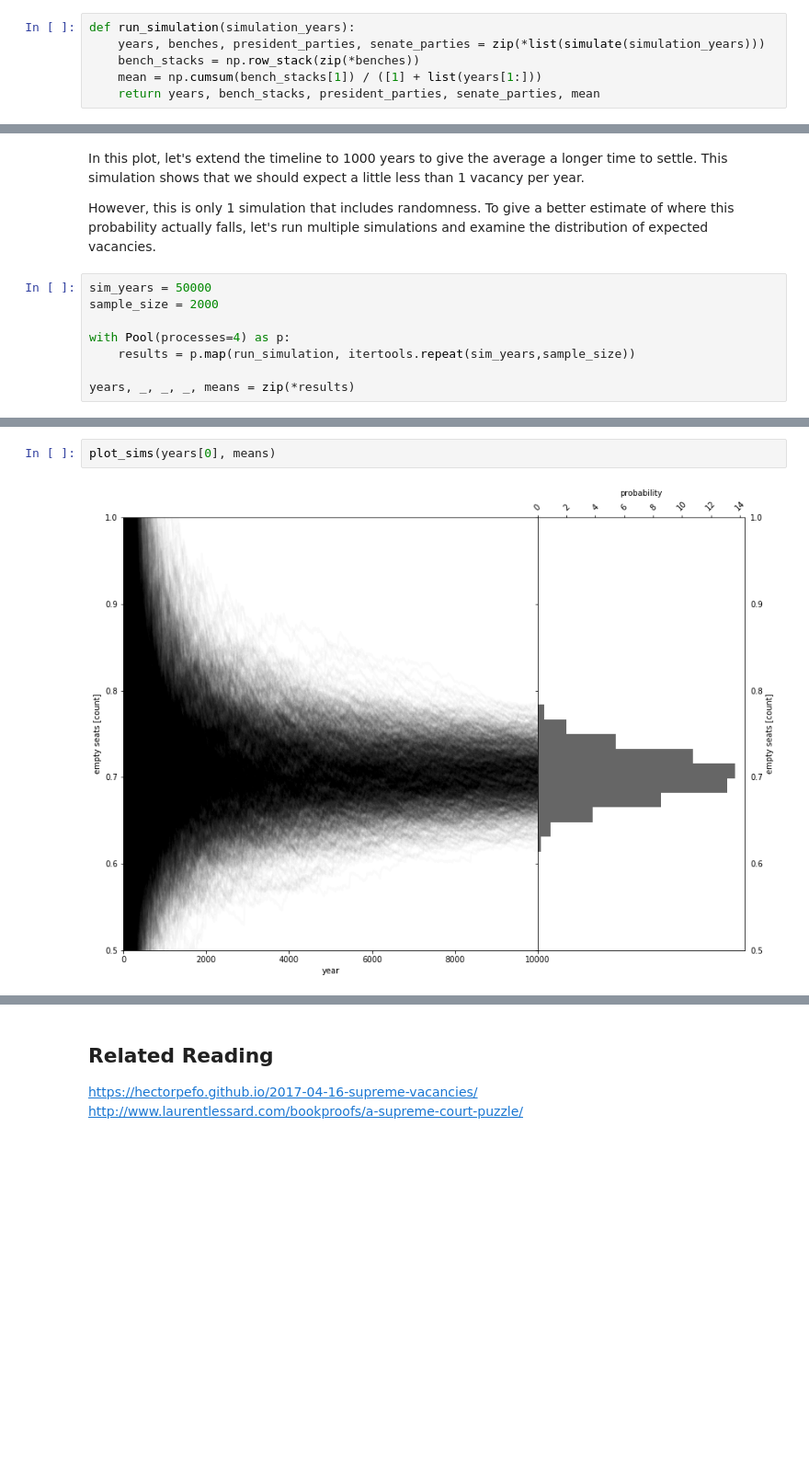
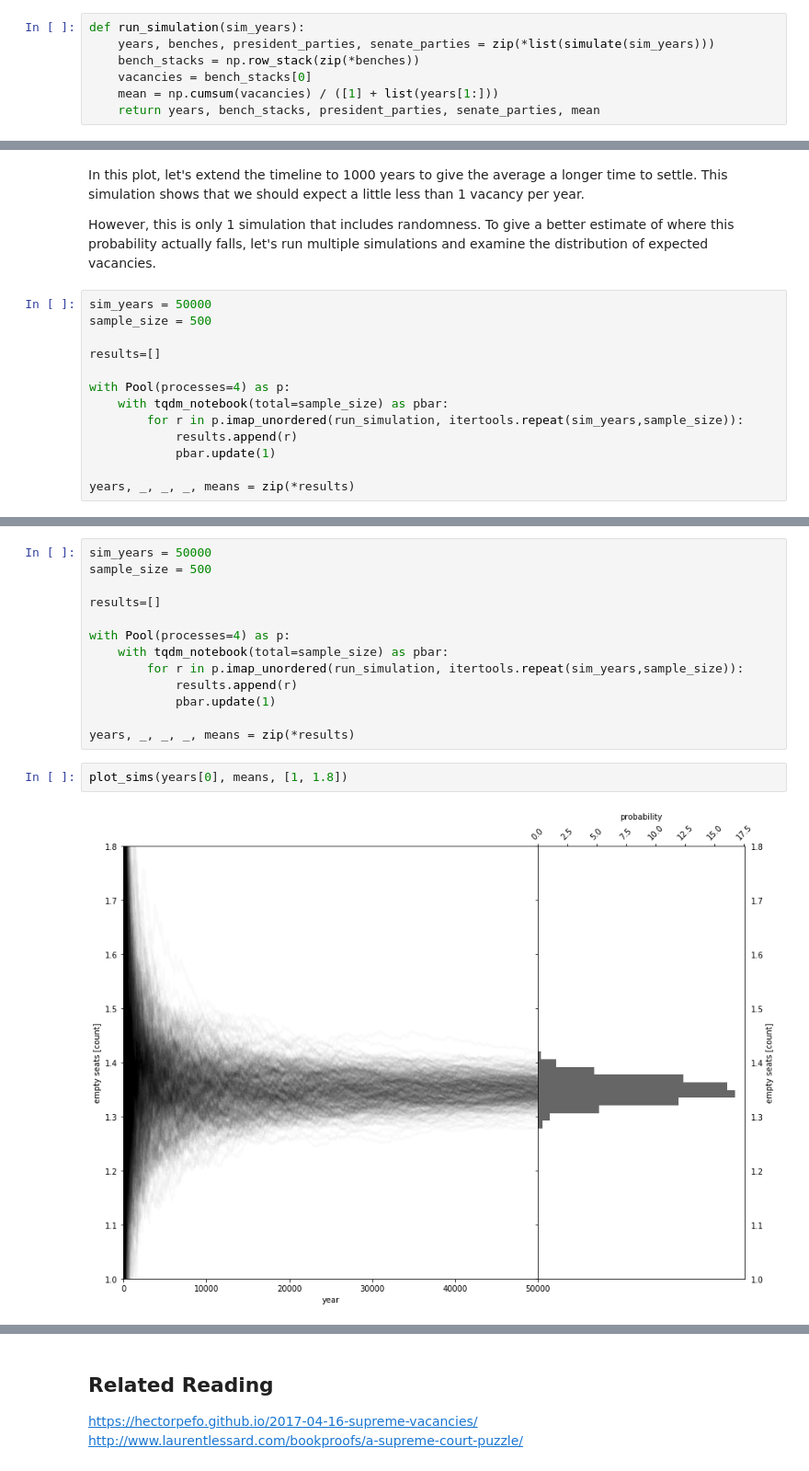
Before and after one commit to andrewzwicky/puzzles, a Jupyter notebook: FiveThirtyEightRiddler/2017-04-14/empty_court_seats.ipynb, the cells around one changed output, grey strips where cells are left out. Shown at 92% size. Cells and saved outputs as stored; diff of their text form; blank space fills up the shorter version.

```diff
--- a/FiveThirtyEightRiddler/2017-04-14/empty_court_seats.ipynb
+++ b/FiveThirtyEightRiddler/2017-04-14/empty_court_seats.ipynb
@@ -174,8 +164,9 @@ To make meaningful data, the simulation needs to be run for a number of years.
 # %%
-def run_simulation(simulation_years):
-    years, benches, president_parties, senate_parties = zip(*list(simulate(simulation_years)))
+def run_simulation(sim_years):
+    years, benches, president_parties, senate_parties = zip(*list(simulate(sim_years)))
     bench_stacks = np.row_stack(zip(*benches))
-    mean = np.cumsum(bench_stacks[1]) / ([1] + list(years[1:]))
+    vacancies = bench_stacks[0]
+    mean = np.cumsum(vacancies) / ([1] + list(years[1:]))
     return years, bench_stacks, president_parties, senate_parties, mean
 # %%
 sim_years = 200
@@ -205,9 +197,14 @@ In this plot, let's extend the timeline to 1000 years to give the average a long
 However, this is only 1 simulation that includes randomness.  To give a better estimate of where this probability actually falls, let's run multiple simulations and examine the distribution of expected vacancies.
 # %%
 sim_years = 50000
-sample_size = 2000
+sample_size = 500
+
+results=[]
 
 with Pool(processes=4) as p:
-    results = p.map(run_simulation, itertools.repeat(sim_years,sample_size))
+    with tqdm_notebook(total=sample_size) as pbar:
+        for r in p.imap_unordered(run_simulation, itertools.repeat(sim_years,sample_size)):
+            results.append(r)
+            pbar.update(1)
 
 years, _, _, _, means = zip(*results)
@@ -214,4 +251,17 @@ years, _, _, _, means = zip(*results)
+# %%
+sim_years = 50000
+sample_size = 500
+
+results=[]
+
+with Pool(processes=4) as p:
+    with tqdm_notebook(total=sample_size) as pbar:
+        for r in p.imap_unordered(run_simulation, itertools.repeat(sim_years,sample_size)):
+            results.append(r)
+            pbar.update(1)
+
+years, _, _, _, means = zip(*results)
 # %%
-plot_sims(years[0], means)
+plot_sims(years[0], means, [1, 1.8])
 # %% [output]
-[figure, old version]
+[figure, new version]
```
Also changed, not shown: parts of 21 cells of this notebook, 2 other files.
